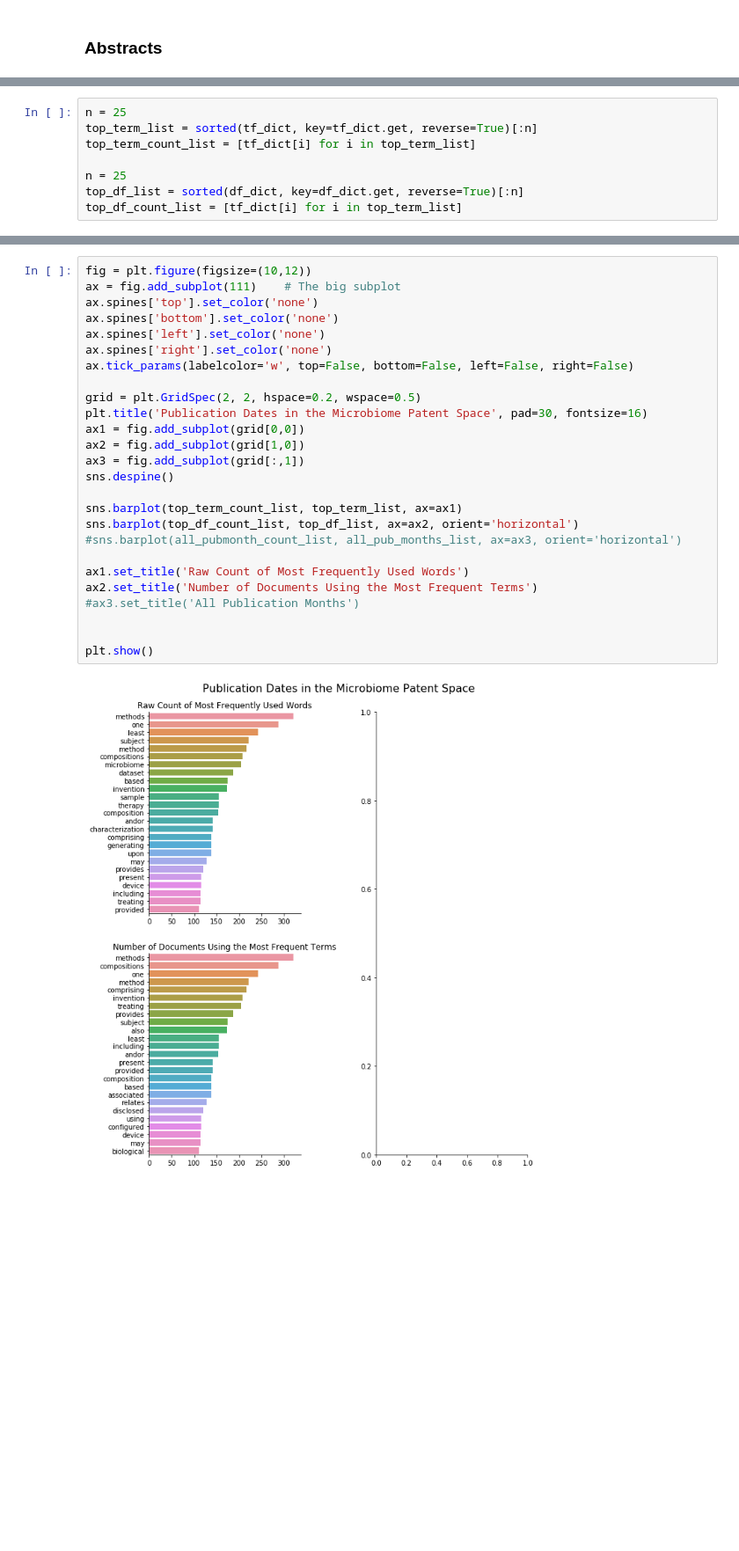
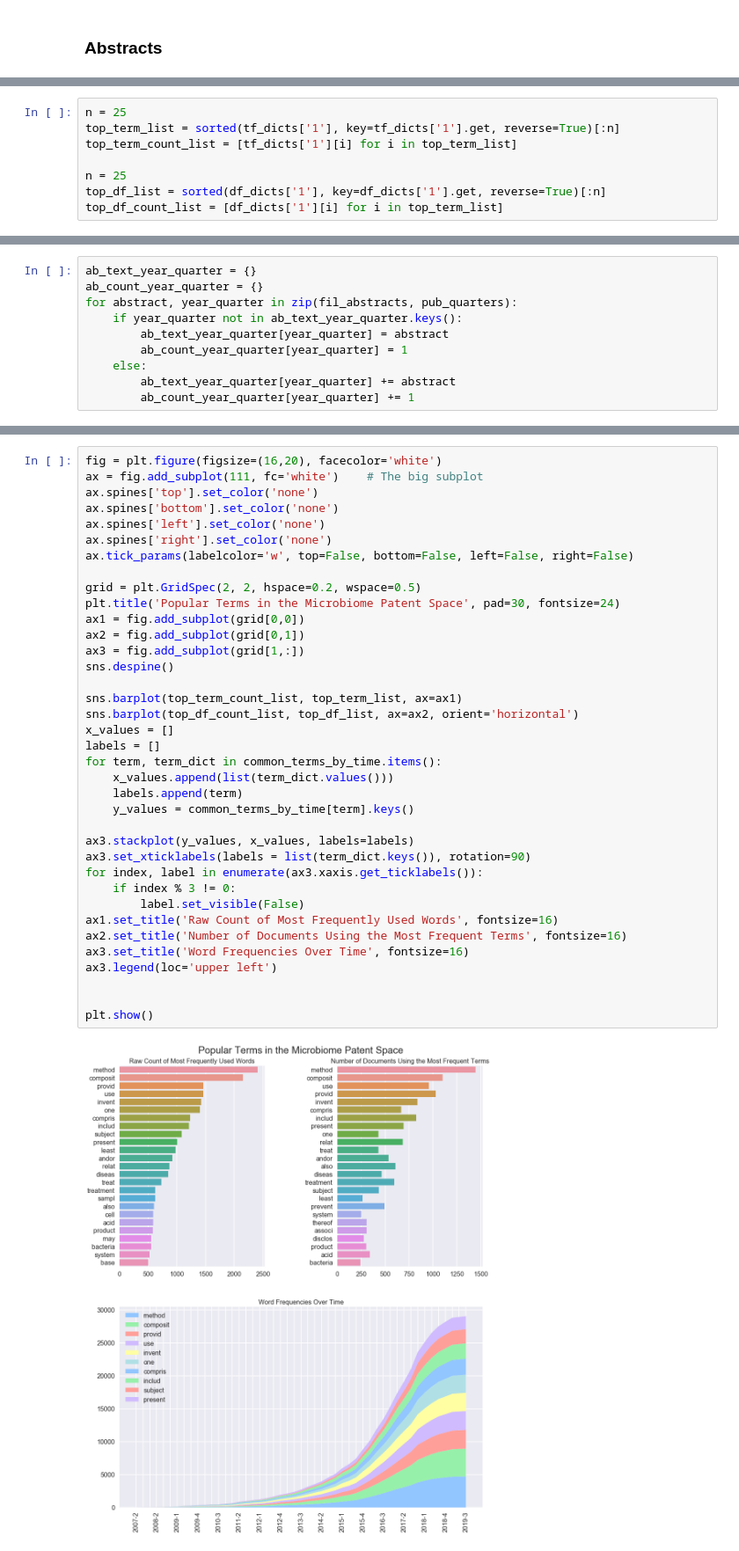
Before and after one commit to mrtoronto/patent_scraper_analysis, a Jupyter notebook: patent_analysis.ipynb, the cells around one changed output, grey strips where cells are left out. Shown at 88% size. Cells and saved outputs as stored; diff of their text form; blank space fills up the shorter version.

```diff
--- a/patent_analysis.ipynb
+++ b/patent_analysis.ipynb
@@ -218,8 +305,8 @@ for abstract_words in fil_abstracts:
 # %%
 n = 25
-top_term_list = sorted(tf_dict, key=tf_dict.get, reverse=True)[:n]
-top_term_count_list = [tf_dict[i] for i in top_term_list]
+top_term_list = sorted(tf_dicts['1'], key=tf_dicts['1'].get, reverse=True)[:n]
+top_term_count_list = [tf_dicts['1'][i] for i in top_term_list]
 
 n = 25
-top_df_list = sorted(df_dict, key=df_dict.get, reverse=True)[:n]
-top_df_count_list = [tf_dict[i] for i in top_term_list]
+top_df_list = sorted(df_dicts['1'], key=df_dicts['1'].get, reverse=True)[:n]
+top_df_count_list = [df_dicts['1'][i] for i in top_term_list]
@@ -225,0 +317,10 @@ top_df_count_list = [tf_dict[i] for i in top_term_list]
+# %%
+ab_text_year_quarter = {}
+ab_count_year_quarter = {}
+for abstract, year_quarter in zip(fil_abstracts, pub_quarters):
+    if year_quarter not in ab_text_year_quarter.keys():
+        ab_text_year_quarter[year_quarter] = abstract
+        ab_count_year_quarter[year_quarter] = 1
+    else:
+        ab_text_year_quarter[year_quarter] += abstract
+        ab_count_year_quarter[year_quarter] += 1
@@ -264,28 +345,39 @@ common_terms_by_time
 # %%
-fig = plt.figure(figsize=(10,12))
-ax = fig.add_subplot(111)    # The big subplot
+fig = plt.figure(figsize=(16,20), facecolor='white')
+ax = fig.add_subplot(111, fc='white')    # The big subplot
 ax.spines['top'].set_color('none')
 ax.spines['bottom'].set_color('none')
 ax.spines['left'].set_color('none')
 ax.spines['right'].set_color('none')
 ax.tick_params(labelcolor='w', top=False, bottom=False, left=False, right=False)
 
 grid = plt.GridSpec(2, 2, hspace=0.2, wspace=0.5)
-plt.title('Publication Dates in the Microbiome Patent Space', pad=30, fontsize=16)
+plt.title('Popular Terms in the Microbiome Patent Space', pad=30, fontsize=24)
 ax1 = fig.add_subplot(grid[0,0])
-ax2 = fig.add_subplot(grid[1,0])
-ax3 = fig.add_subplot(grid[:,1])
+ax2 = fig.add_subplot(grid[0,1])
+ax3 = fig.add_subplot(grid[1,:])
 sns.despine()
 
 sns.barplot(top_term_count_list, top_term_list, ax=ax1)
 sns.barplot(top_df_count_list, top_df_list, ax=ax2, orient='horizontal')
-#sns.barplot(all_pubmonth_count_list, all_pub_months_list, ax=ax3, orient='horizontal')
+x_values = []
+labels = []
+for term, term_dict in common_terms_by_time.items():
+    x_values.append(list(term_dict.values()))
+    labels.append(term)
+    y_values = common_terms_by_time[term].keys()
 
-ax1.set_title('Raw Count of Most Frequently Used Words')
-ax2.set_title('Number of Documents Using the Most Frequent Terms')
-#ax3.set_title('All Publication Months')
+ax3.stackplot(y_values, x_values, labels=labels)
+ax3.set_xticklabels(labels = list(term_dict.keys()), rotation=90)
+for index, label in enumerate(ax3.xaxis.get_ticklabels()):
+    if index % 3 != 0:
+        label.set_visible(False)
+ax1.set_title('Raw Count of Most Frequently Used Words', fontsize=16)
+ax2.set_title('Number of Documents Using the Most Frequent Terms', fontsize=16)
+ax3.set_title('Word Frequencies Over Time', fontsize=16)
+ax3.legend(loc='upper left')
 
 
 plt.show()
 # %% [output]
-[figure, old version]
+[figure, new version]
```
Also changed, not shown: parts of 43 cells of this notebook.
